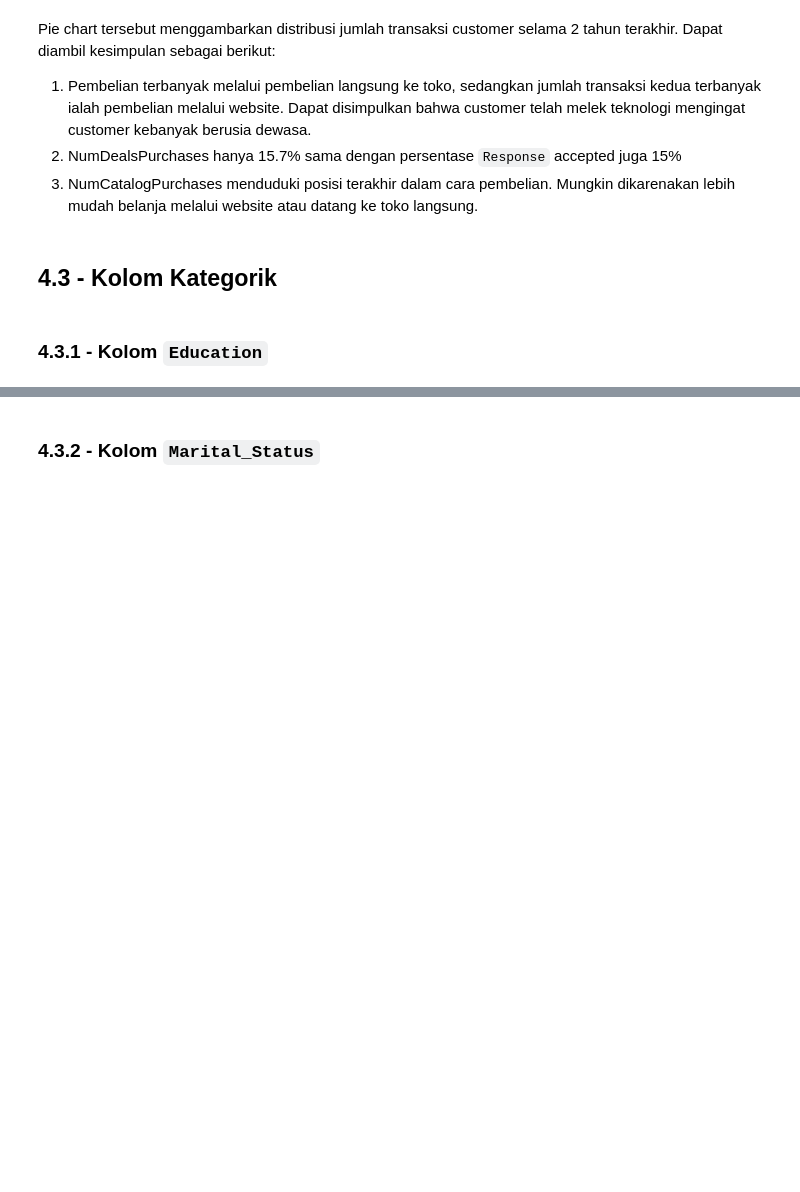
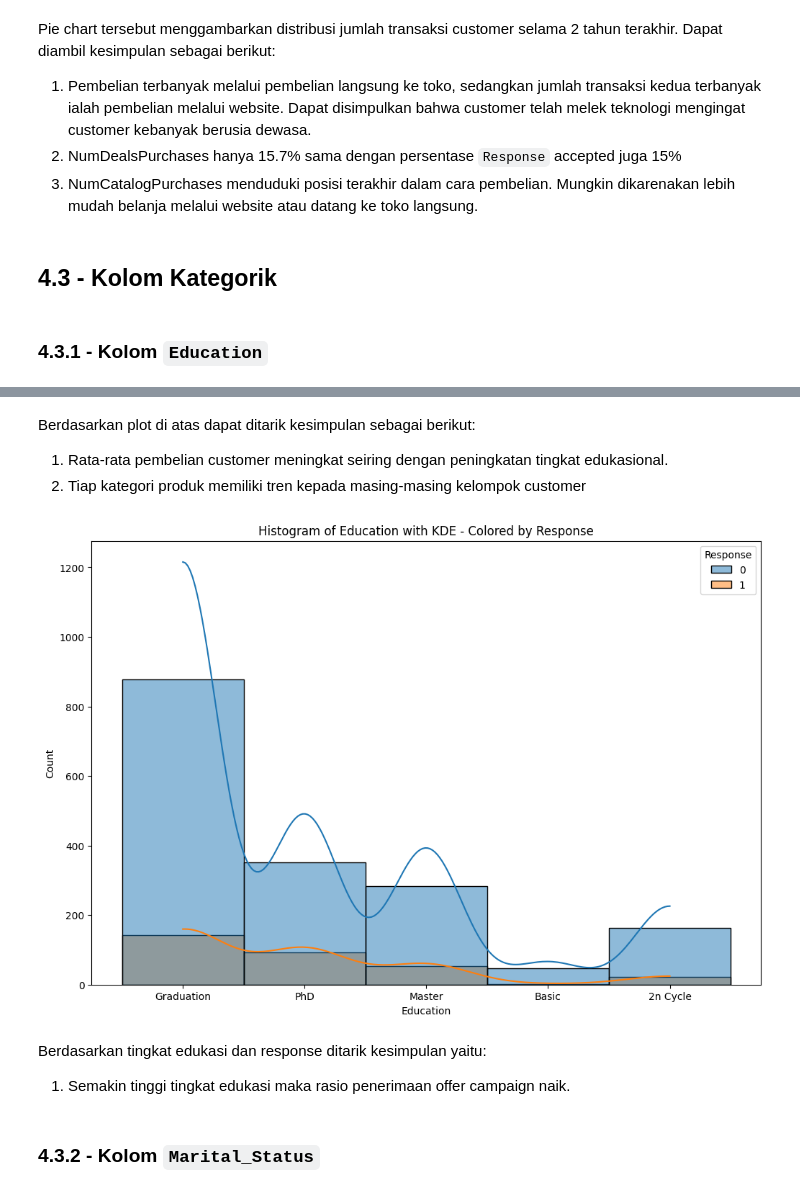
Before and after one commit to FTDS-assignment-bay/p2-final-project-ftds-002-sby-group-001, a Jupyter notebook: EDA.ipynb, the cells around one changed output, grey strips where cells are left out. Saved outputs shown, nothing was run; the diff lists cells and outputs as text; code cells hidden in the pictures; blank space fills up the shorter version.

```diff
--- a/EDA.ipynb
+++ b/EDA.ipynb
@@ -581,2 +628,16 @@ Pie chart tersebut menggambarkan distribusi jumlah transaksi customer selama 2 t
+# %% [markdown]
+Berdasarkan plot di atas dapat ditarik kesimpulan sebagai berikut:
+1. Rata-rata pembelian customer meningkat seiring dengan peningkatan tingkat edukasional.
+2. Tiap kategori produk memiliki tren kepada masing-masing kelompok customer
+# %%
+fig, axes = plt.subplots(1, 1, figsize=(12, 8))
+sns.histplot(data=df, x='Education', kde=True, hue='Response')
+plt.title('Histogram of Education with KDE - Colored by Response')
+plt.show()
+# %% [output]
+[figure, added]
+# %% [markdown]
+Berdasarkan tingkat edukasi dan response ditarik kesimpulan yaitu:
+1. Semakin tinggi tingkat edukasi maka rasio penerimaan offer campaign naik.
 # %% [markdown]
 ### 4.3.2 - Kolom `Marital_Status`
```
Also changed, not shown: parts of 27 cells of this notebook.
